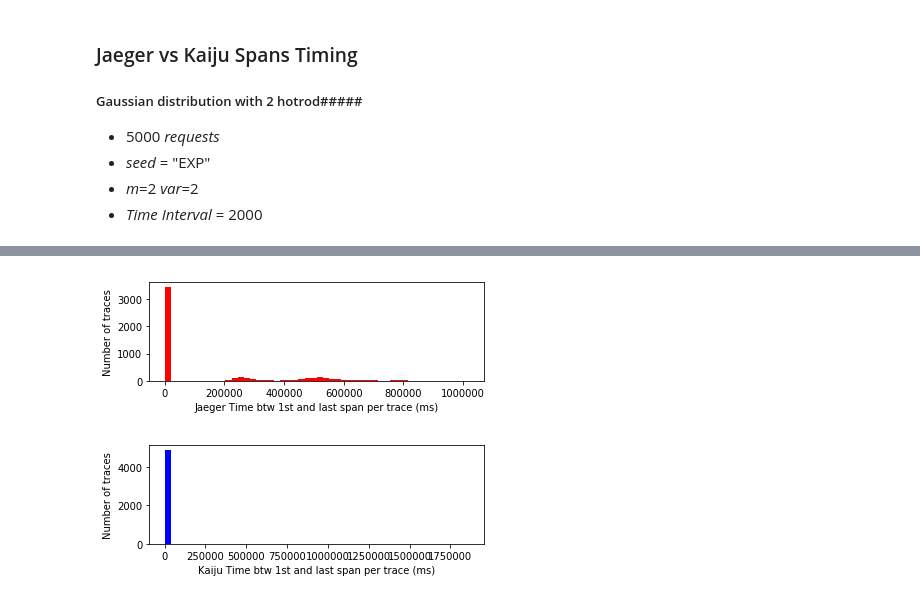
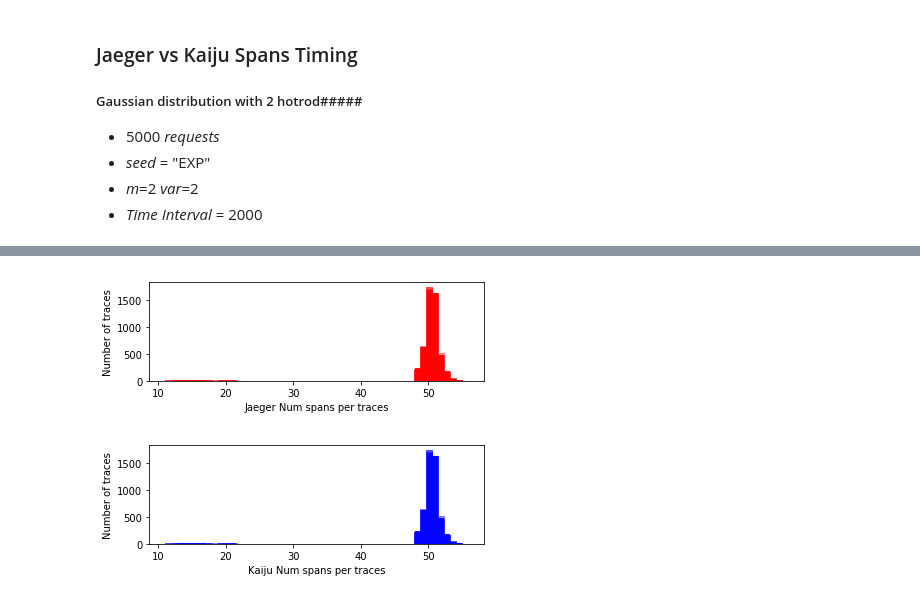
Before and after one commit to marioscrock/Kaiju-TSP, a Jupyter notebook: jupyter/SpansTiming_Gaussian_Exp1.ipynb, the cells around one changed output, grey strips where cells are left out. Saved outputs shown, nothing was run; the diff lists cells and outputs as text; code cells hidden in the pictures.

```diff
--- a/jupyter/SpansTiming_Gaussian_Exp1.ipynb
+++ b/jupyter/SpansTiming_Gaussian_Exp1.ipynb
@@ -85,14 +234,17 @@ pyplot.show()
 # %%
-max_lat = np.amax(j_t_diff)
-j_max_lat = np.amax(t_diff)
-min_lat = np.amin(j_t_diff)
-j_min_lat = np.amin(t_diff)
-bins = np.linspace(min(min_lat, j_min_lat), max(max_lat, j_max_lat), 10)
-print("Max latency: Kaiju " + str(max_lat) + "ms Jaeger " + str(j_max_lat) + "ms")
-print("Min latency: Kaiju " + str(min_lat) + "ms Jaeger " + str(j_min_lat) + "ms")
+for i in range(3):
+    max_lat = np.amax(t_diff_per_trace[i])
+    j_max_lat = np.amax(j_t_diff_per_trace[i])
+    min_lat = np.amin(t_diff_per_trace[i])
+    j_min_lat = np.amin(j_t_diff_per_trace[i])
+    bins = np.linspace(min(min_lat, j_min_lat), max(max_lat, j_max_lat), 10)
+    print("TEST NUMBER " + str(i + 1))
+    print("Max diff 1st-last: Kaiju " + str(max_lat) + "ms Jaeger " + str(j_max_lat) + "ms")
+    print("Min diff 1st-last: Kaiju " + str(min_lat) + "ms Jaeger " + str(j_min_lat) + "ms")
+    print("*******************************************************************\n")
 
-pyplot.hist(j_t_diff, bins, alpha=0.5, label='Jaeger', color='r')
-pyplot.hist(t_diff, bins, alpha=0.5, label='Kaiju', color='b')
+    pyplot.hist(j_t_diff_per_trace[i], bins, alpha=0.5, label='Jaeger', color='r')
+    pyplot.hist(t_diff_per_trace[i], bins, alpha=0.5, label='Kaiju', color='b')
 pyplot.legend(loc='upper right')
 pyplot.show()
 # %% [output]
@@ -140,19 +266,21 @@ for trace in j_traces:
 # %%
 pyplot.subplot(2, 1, 1)
-j_t_diff_per_trace = np.subtract(j_trace_lastSpan, j_trace_firstSpan)
-pyplot.hist(j_t_diff_per_trace, 50, color='r')
-pyplot.xlabel('Jaeger Time btw 1st and last span per trace (ms)')
+for i in range(3):
+    a = 0.5 + float("0." + str(i))*2
+    l = "Jaeger " + str(i)
+    pyplot.hist(lj_numSpansPerTrace[i], 50, color='r', alpha=a, label=l)
+pyplot.xlabel('Jaeger Num spans per traces')
 pyplot.ylabel('Number of traces')
 pyplot.show()
 
 pyplot.subplot(2, 1, 2)
-t_diff_per_trace = np.subtract(trace_lastSpan, trace_firstSpan)
-pyplot.hist(t_diff_per_trace, 50, color='b')
-pyplot.xlabel('Kaiju Time btw 1st and last span per trace (ms)')
+for i in range(3):
+    a = 0.5 + float("0." + str(i))*2
+    l = "Kaiju " + str(i)
+    pyplot.hist(lnumSpansPerTrace[i], 50, color='b', alpha=a, label=l)
+pyplot.xlabel('Kaiju Num spans per traces')
 pyplot.ylabel('Number of traces')
 pyplot.show()
-
-#Jaeger all spans of a trace almost together but higher latencies, notice also exceptions (high timestamps)
 # %% [output]
-[figure, old version]
+[figure, new version]
-[figure, old version]
+[figure, new version]
```
Also changed, not shown: parts of 11 cells of this notebook, 2 other files.
